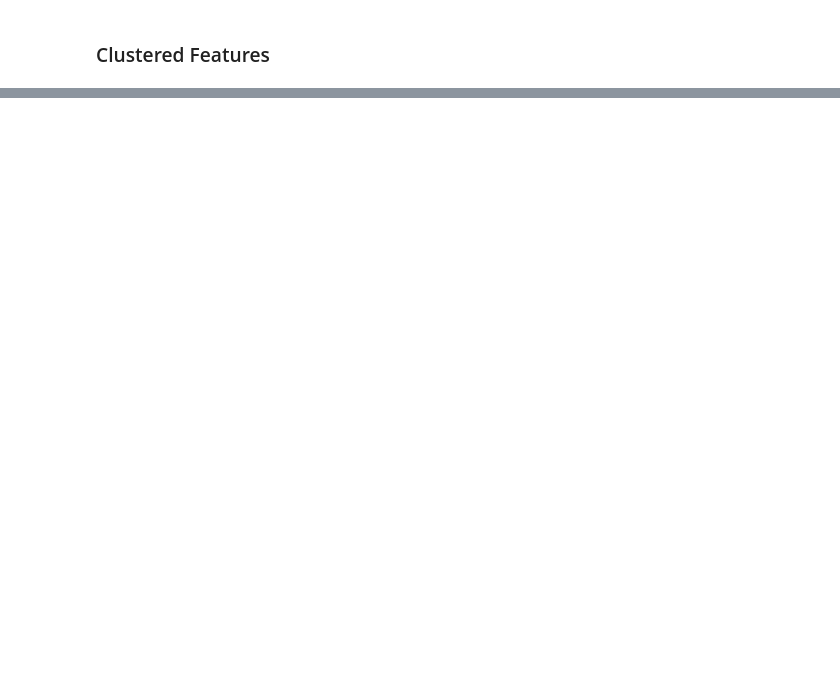
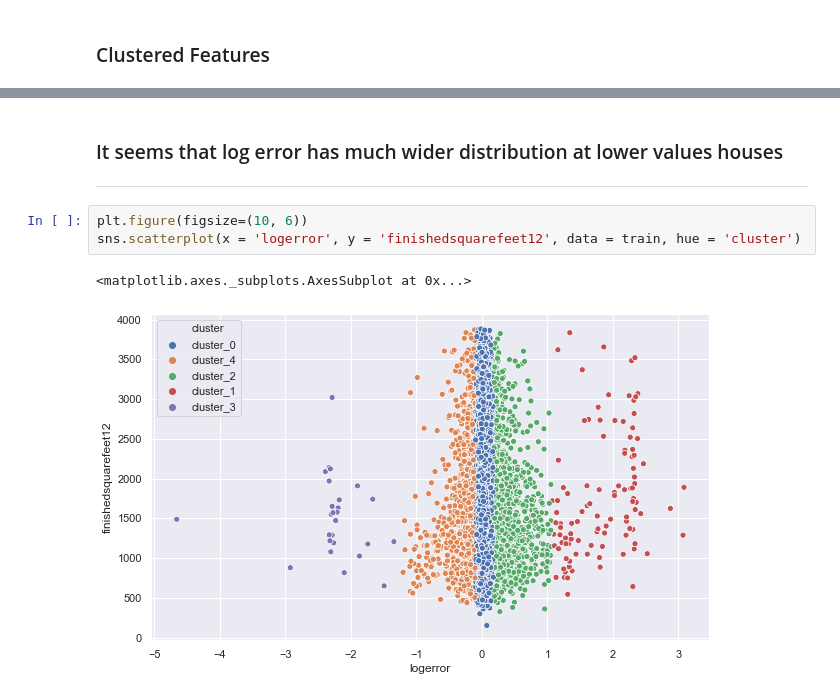
Before and after one commit to clustering-zillow/clustering-zillow, a Jupyter notebook: Walkthrough_1.ipynb, the cells around one changed output, grey strips where cells are left out. Drawn from its saved outputs; the diff is of its cells as text; blank space fills up the shorter version.

```diff
--- a/Walkthrough_1.ipynb
+++ b/Walkthrough_1.ipynb
@@ -274,0 +294,9 @@ sns.scatterplot(x='longitude', y='latitude', hue=zillow.cluster_lot, data=zillow
+# %% [markdown]
+### It seems that log error has much wider distribution at lower values houses
+***
+# %%
+plt.figure(figsize=(10, 6))
+sns.scatterplot(x = 'logerror', y = 'finishedsquarefeet12', data = train, hue = 'cluster')
+# %% [output]
+<matplotlib.axes._subplots.AxesSubplot at 0x...>
+[figure, added]
```
Also changed, not shown: parts of 38 cells of this notebook.
